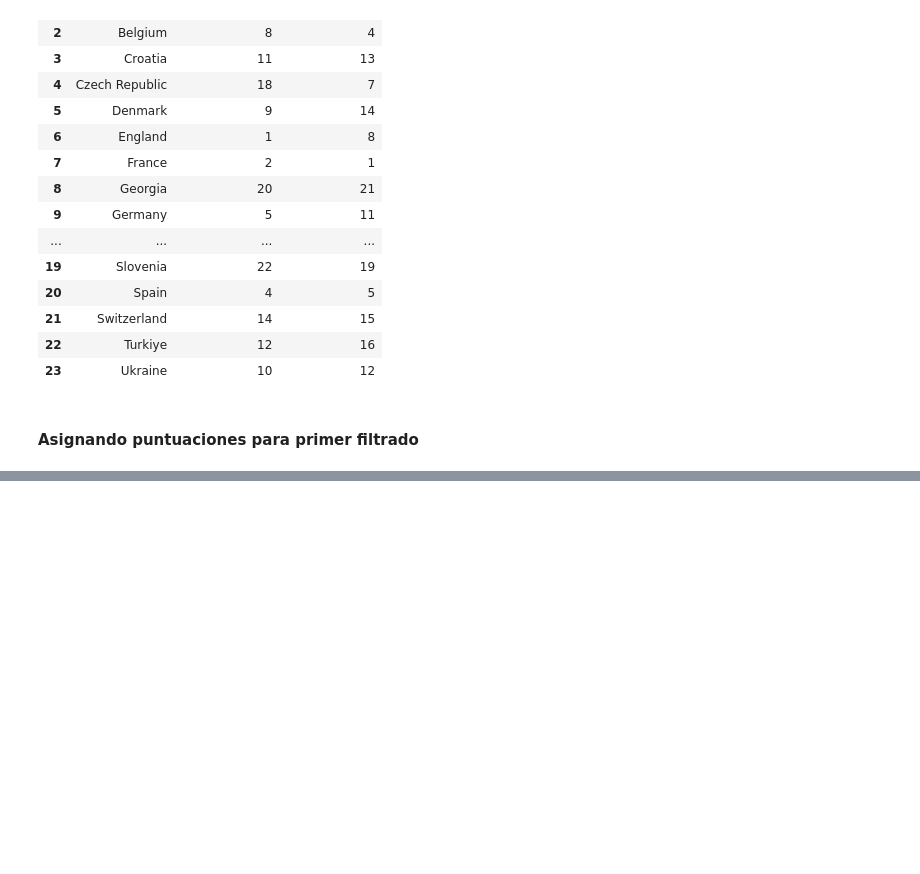
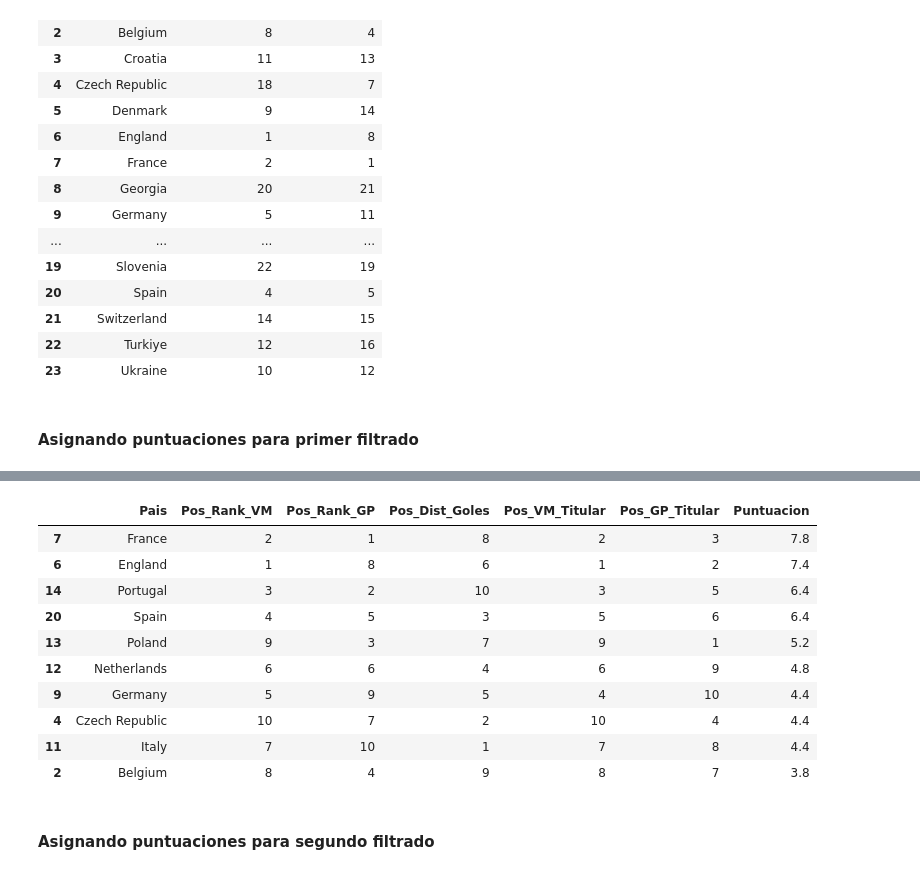
Before and after one commit to rdanbaro/Analisis-Euro, a Jupyter notebook: analisys.ipynb, the cells around one changed output, grey strips where cells are left out. Saved outputs shown, nothing was run; the diff lists cells and outputs as text; code cells hidden in the pictures; blank space fills up the shorter version.

```diff
--- a/analisys.ipynb
+++ b/analisys.ipynb
@@ -745,0 +930,29 @@ ranking_puntuacion
+# %%
+df_equipos_top = (
+    df_equipos_top
+    .drop(columns= ['Pos_Rank_VM','Pos_Rank_GP'])
+    .assign(
+        Pos_Rank_VM = VM_rank_top['Pos']
+    )
+    .assign(
+        Pos_Rank_GP = GolProm_rank_top['Pos']
+    )
+    .assign(
+        Pos_Dist_Goles = ranking_dist_goles_top['Pos']
+    )
+    .assign(
+        Pos_VM_Titular = ranking_equipo_titular_VM_top['Pos']
+    )
+    .assign(
+        Pos_GP_Titular = ranking_equipo_titular_G_top['Pos']
+    )
+)
+
+#df_equipos_top['Pos_Dist_Goles'] = ranking_dist_goles_top['Pos']
+
+
+#df_equipos_top['Pos_VM_Equipo_Titular'] = ranking_equipo_titular_VM_top['Pos']
+#df_equipos_top['Pos_GP_Equipo_Titular'] = ranking_equipo_titular_G_top['Pos']
+
+df_equipos_top = df_equipos_top.drop(columns=['Puntuacion'])
+df_equipos_top
@@ -745,0 +971,28 @@ ranking_puntuacion
+# %%
+Ranking_Final = (
+    df_equipos_top
+    .assign(Puntuacion= df_equipos_top
+            .drop(columns=['Pais'])
+            .map(asignar_puntos_posicion)
+            .sum(axis=1)/5)
+    .sort_values('Puntuacion', ascending= False)
+    #.reset_index(k)
+    #.set_index(Ranking_Final.index)
+    #.drop(columns=['index'])
+    #.sort_index()
+)
+Ranking_Final
+# %% [output]
+|  | Pais | Pos_Rank_VM | Pos_Rank_GP | Pos_Dist_Goles | Pos_VM_Titular | Pos_GP_Titular | Puntuacion |
+| 7 | France | 2 | 1 | 8 | 2 | 3 | 7.8 |
+| 6 | England | 1 | 8 | 6 | 1 | 2 | 7.4 |
+| 14 | Portugal | 3 | 2 | 10 | 3 | 5 | 6.4 |
+| 20 | Spain | 4 | 5 | 3 | 5 | 6 | 6.4 |
+| 13 | Poland | 9 | 3 | 7 | 9 | 1 | 5.2 |
+| 12 | Netherlands | 6 | 6 | 4 | 6 | 9 | 4.8 |
+| 9 | Germany | 5 | 9 | 5 | 4 | 10 | 4.4 |
+| 4 | Czech Republic | 10 | 7 | 2 | 10 | 4 | 4.4 |
+| 11 | Italy | 7 | 10 | 1 | 7 | 8 | 4.4 |
+| 2 | Belgium | 8 | 4 | 9 | 8 | 7 | 3.8 |
+# %% [markdown]
+#### Asignando puntuaciones para segundo filtrado
```
Also changed, not shown: parts of 19 cells of this notebook.
